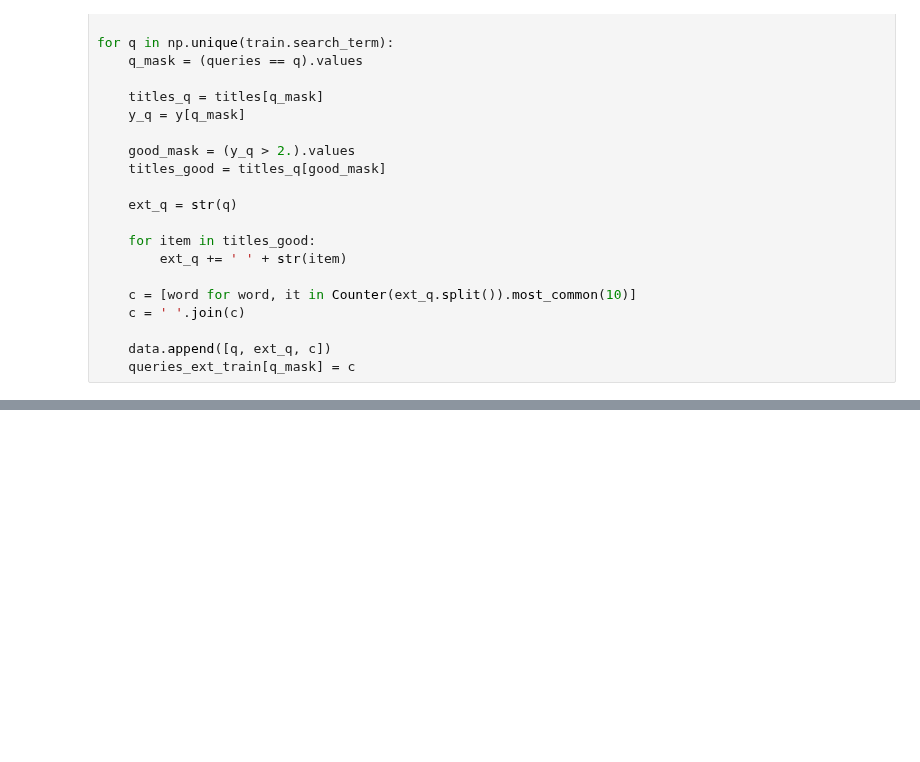
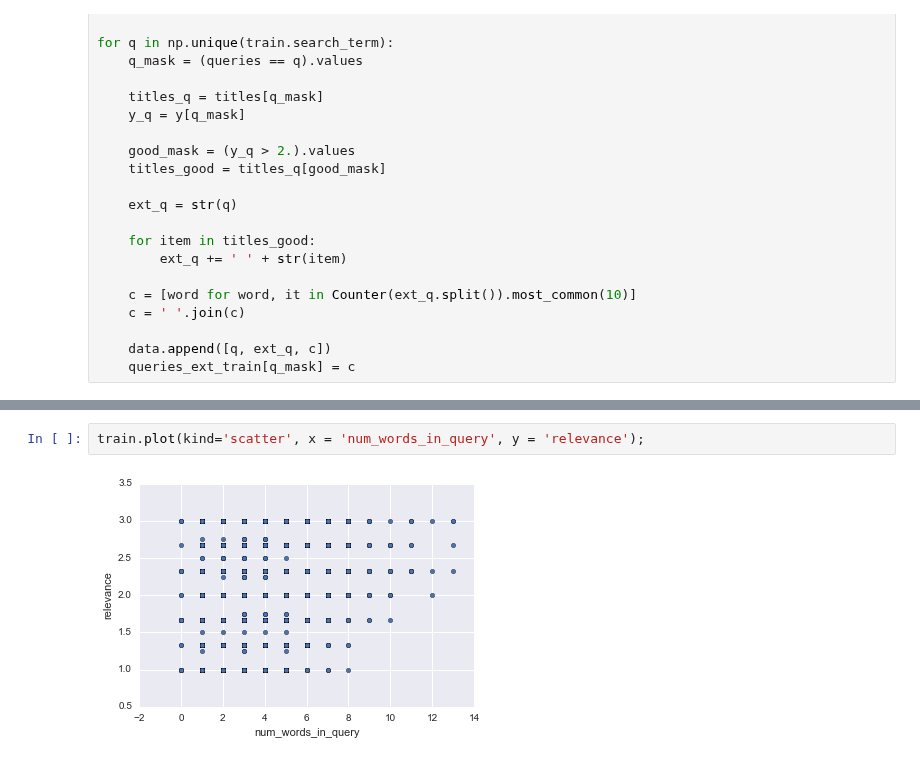
Before and after one commit to numb3r33/Kaggle-Competitions, a Jupyter notebook: Home-Depot/notebooks/Home-Depot-Analysis.ipynb, the cells around one changed output, grey strips where cells are left out. Drawn from its saved outputs; the diff is of its cells as text; blank space fills up the shorter version.

```diff
--- a/Home-Depot/notebooks/Home-Depot-Analysis.ipynb
+++ b/Home-Depot/notebooks/Home-Depot-Analysis.ipynb
@@ -265,0 +293,4 @@ array([ 'Angle Strong-Tie in. Simpson Everbilt Zinc-Plated Brace Galvanized Corn
+# %%
+train.plot(kind='scatter', x = 'num_words_in_query', y = 'relevance');
+# %% [output]
+[figure, added]
```
Also changed, not shown: parts of 16 cells of this notebook, 2 other files.
